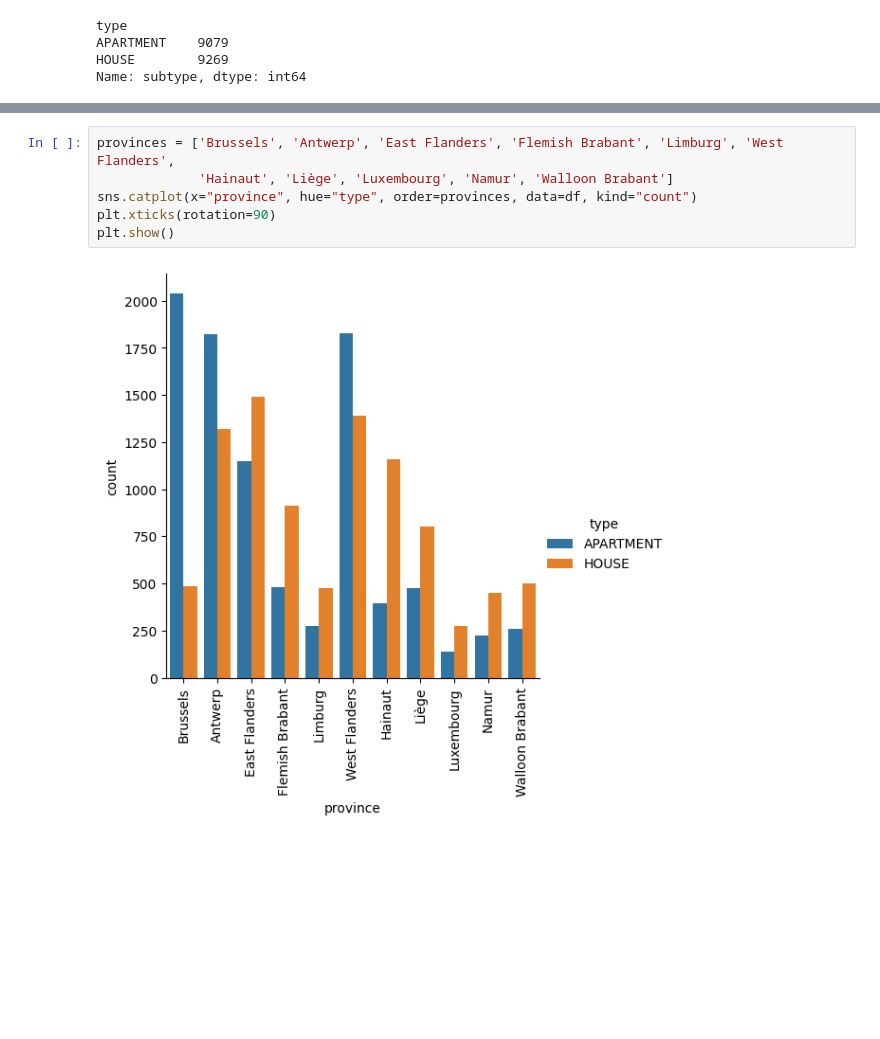
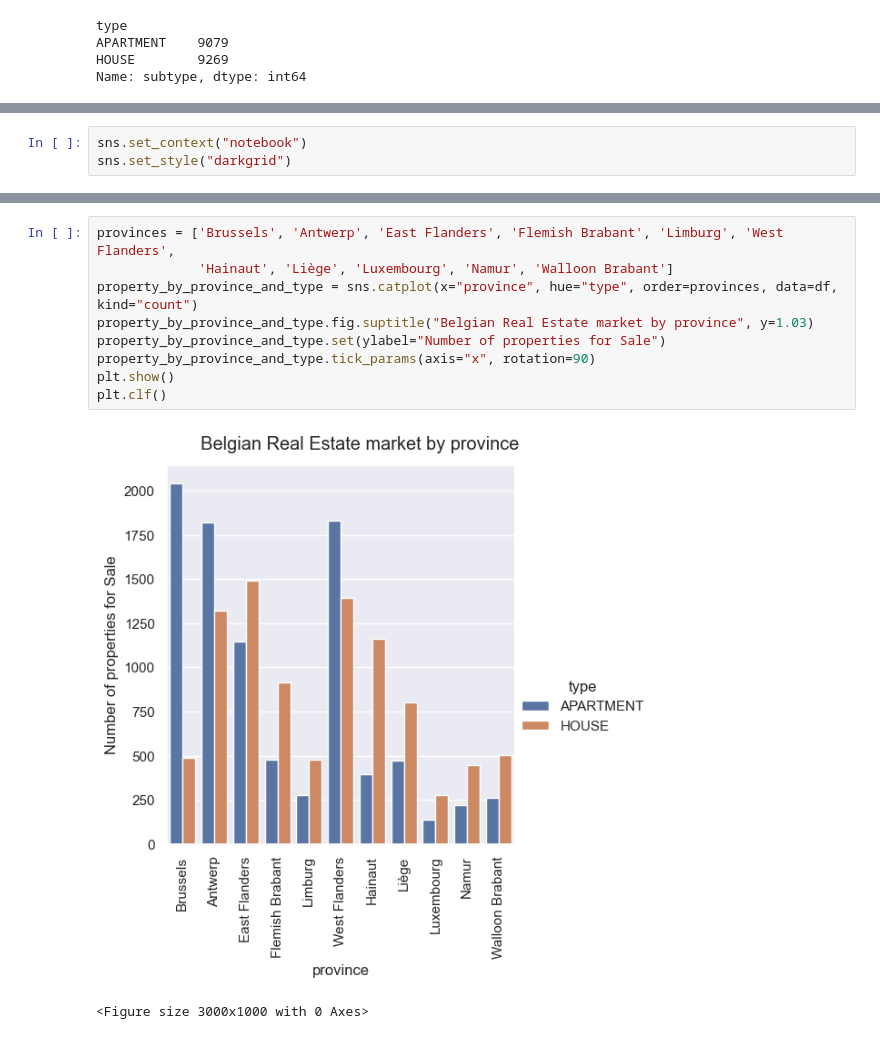
Before and after one commit to vitaly-shalem/ImmoEliza-DataAnalysis, a Jupyter notebook: notebooks/03_analyze_data.ipynb, the cells around one changed output, grey strips where cells are left out. Saved outputs shown, nothing was run; the diff lists cells and outputs as text; blank space fills up the shorter version.

```diff
--- a/notebooks/03_analyze_data.ipynb
+++ b/notebooks/03_analyze_data.ipynb
@@ -55,3 +55,6 @@ Name: type, dtype: int64
+# %%
+sns.set_context("notebook")
+sns.set_style("darkgrid")
 # %%
 ###
 #sns.set_palette(["black", "yellow", "red"])
@@ -69,11 +80,15 @@ plt.show()
 # %%
 provinces = ['Brussels', 'Antwerp', 'East Flanders', 'Flemish Brabant', 'Limburg', 'West Flanders',
              'Hainaut', 'Liège', 'Luxembourg', 'Namur', 'Walloon Brabant']
-sns.catplot(x="province", hue="type", order=provinces, data=df, kind="count")
-plt.xticks(rotation=90)
+property_by_province_and_type = sns.catplot(x="province", hue="type", order=provinces, data=df, kind="count")
+property_by_province_and_type.fig.suptitle("Belgian Real Estate market by province", y=1.03)
+property_by_province_and_type.set(ylabel="Number of properties for Sale")
+property_by_province_and_type.tick_params(axis="x", rotation=90)
 plt.show()
+plt.clf()
 # %% [output]
-[figure, old version]
+[figure, new version]
+<Figure size 3000x1000 with 0 Axes>
 # %%
 subset = ["type", "price", "pricePerMeter", "bedroomCount", "netHabitableSurface", "region", "province"]
 data = df[subset].dropna()
```
Also changed, not shown: parts of 22 cells of this notebook, 10 other files.
